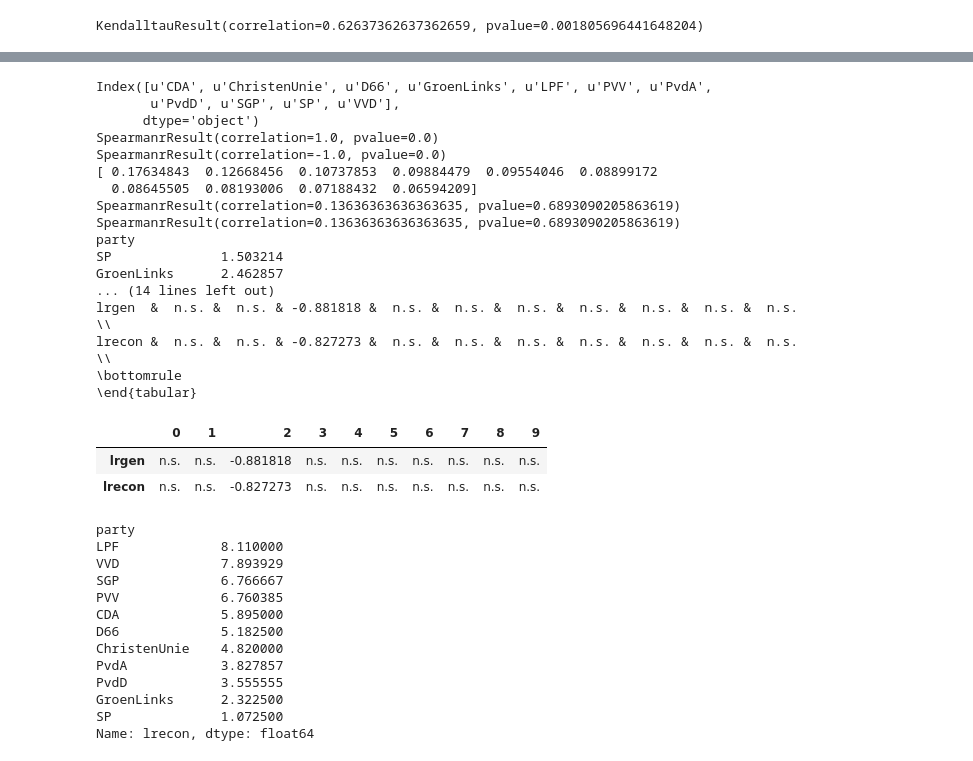
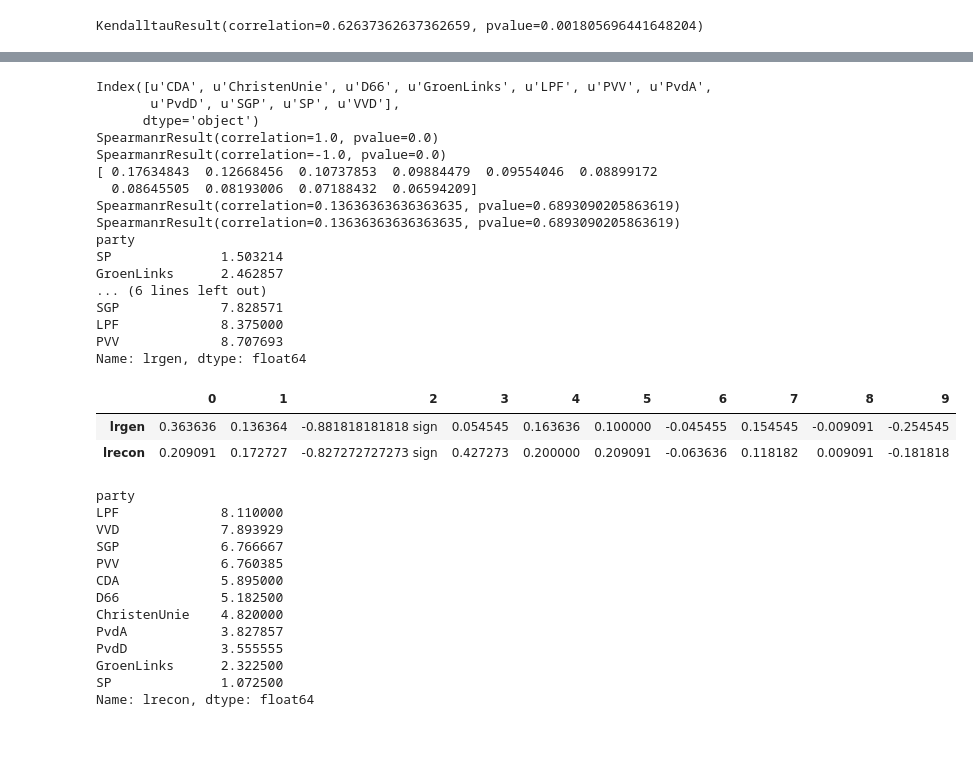
Before and after one commit to jvdzwaan/dilipad, a Jupyter notebook: results/ches parties.ipynb, the cells around one changed output, grey strips where cells are left out. Saved outputs shown, nothing was run; the diff lists cells and outputs as text; code cells hidden in the pictures.

```diff
--- a/results/ches parties.ipynb
+++ b/results/ches parties.ipynb
@@ -320,11 +210,13 @@ for i in range(n):
 
         c, p = kendalltau(ches_r, list(pca_ranking))
         if p < 0.05:
-            r[i].append(c)
+            #r[i].append(c)
+            r[i].append(str(c)+' sign')
             #print ches_r
             #print list(pca_ranking)
         else:
-            r[i].append('n.s.')
+            #r[i].append('n.s.')
+            r[i].append(c)
 
         # revers
         c, p = kendalltau(ches_r[::-1], list(pca_ranking))
@@ -333,13 +225,14 @@ for i in range(n):
             #print ches_r
             #print list(pca_ranking)
         else:
-            r[i].append('n.s.')
+            #r[i].append('n.s.')
+            r[i].append(c)
 for i in r.keys():
     r[i].append(pca.explained_variance_ratio_[i])
 
 table = pd.DataFrame(r, index=['lrgen', 'lrgen-reverse', 'lrecon', 'lrecon-reverse', 'PCA'])
-print table.to_latex()
-table
+#print np.round(table[[0, 1, 2, 3, 4]], 3).to_latex()
+table[[0, 1, 2, 3, 4]]
 # %% [output]
 [ 0.17634843  0.12668456  0.10737853  0.09884479  0.09554046  0.08899172
   0.08645505  0.08193006  0.07188432  0.06594209]
@@ -405,43 +287,45 @@ for i in range(n):
             ches_r_r = lrecon_r
 
         if not i in r.keys():
             r[i] = []
 
         c, p = spearmanr(ches_r.values, ranking['pca{}'.format(i)].loc[ches_r.index].values)
         #print ches_r
         #print ranking['pca{}'.format(i)].loc[ches_r.index]
         if p < 0.05:
-            r[i].append(c)
+            #r[i].append(c)
+            r[i].append(str(c)+' sign')
             #print ches_r
             #print list(pca_ranking)
         else:
-            r[i].append('n.s.')
+            #r[i].append('n.s.')
+            r[i].append(c)
 
 #pd.DataFrame(r)
 table = pd.DataFrame(r, index=['lrgen', 'lrecon'])
-print table.to_latex()
+#print np.round(table[[0, 1, 2, 3, 4]], 3).to_latex()
 table
 # %% [output]
 Index([u'CDA', u'ChristenUnie', u'D66', u'GroenLinks', u'LPF', u'PVV', u'PvdA',
        u'PvdD', u'SGP', u'SP', u'VVD'],
       dtype='object')
 SpearmanrResult(correlation=1.0, pvalue=0.0)
 SpearmanrResult(correlation=-1.0, pvalue=0.0)
 [ 0.17634843  0.12668456  0.10737853  0.09884479  0.09554046  0.08899172
   0.08645505  0.08193006  0.07188432  0.06594209]
 SpearmanrResult(correlation=0.13636363636363635, pvalue=0.6893090205863619)
 SpearmanrResult(correlation=0.13636363636363635, pvalue=0.6893090205863619)
 party
 SP              1.503214
 GroenLinks      2.462857
-... (14 lines left out)
-lrgen  &  n.s. &  n.s. & -0.881818 &  n.s. &  n.s. &  n.s. &  n.s. &  n.s. &  n.s. &  n.s. \\
-lrecon &  n.s. &  n.s. & -0.827273 &  n.s. &  n.s. &  n.s. &  n.s. &  n.s. &  n.s. &  n.s. \\
-\bottomrule
-\end{tabular}
+... (6 lines left out)
+SGP             7.828571
+LPF             8.375000
+PVV             8.707693
+Name: lrgen, dtype: float64
 |  | 0 | 1 | 2 | 3 | 4 | 5 | 6 | 7 | 8 | 9 |
-| lrgen | n.s. | n.s. | -0.881818 | n.s. | n.s. | n.s. | n.s. | n.s. | n.s. | n.s. |
-| lrecon | n.s. | n.s. | -0.827273 | n.s. | n.s. | n.s. | n.s. | n.s. | n.s. | n.s. |
+| lrgen | 0.363636 | 0.136364 | -0.881818181818 sign | 0.054545 | 0.163636 | 0.100000 | -0.045455 | 0.154545 | -0.009091 | -0.254545 |
+| lrecon | 0.209091 | 0.172727 | -0.827272727273 sign | 0.427273 | 0.200000 | 0.209091 | -0.063636 | 0.118182 | 0.009091 | -0.181818 |
 # %%
 ches_r[::-1]
 # %% [output]
```
Also changed, not shown: parts of 8 cells of this notebook, 2 other files.
